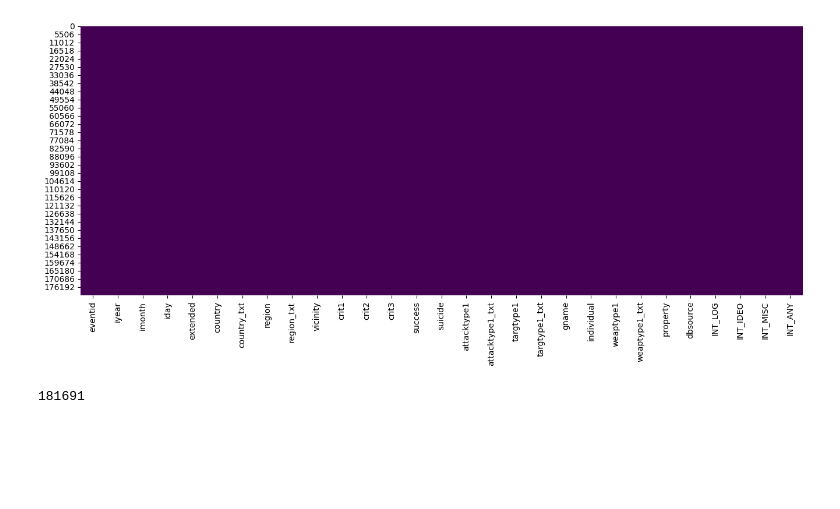
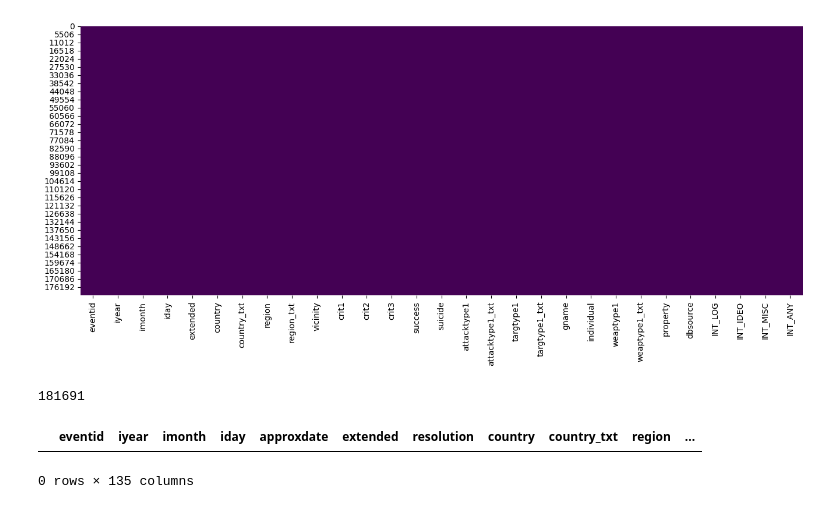
Before and after one commit to cosijoeza/semestre-1, a Jupyter notebook: data-cleaning/exames/exam-1.ipynb, the cells around one changed output. Drawn from its saved outputs; the diff is of its cells as text; code cells hidden in the pictures; blank space fills up the shorter version.

```diff
--- a/data-cleaning/exames/examen-1.ipynb
+++ b/data-cleaning/exames/exam-1.ipynb
@@ -349,3 +531,8 @@ sns.heatmap(newDataV2.isnull(),cmap='viridis',cbar=False)
 len(newDataV2['extended'])
 # %% [output]
 181691
+# %%
+terrorismoGlobal.dropna()
+# %% [output]
+|  | eventid | iyear | imonth | iday | approxdate | extended | resolution | country | country_txt | region | ... |
+0 rows × 135 columns
```
Also changed, not shown: parts of 26 cells of this notebook, 4 other files.
